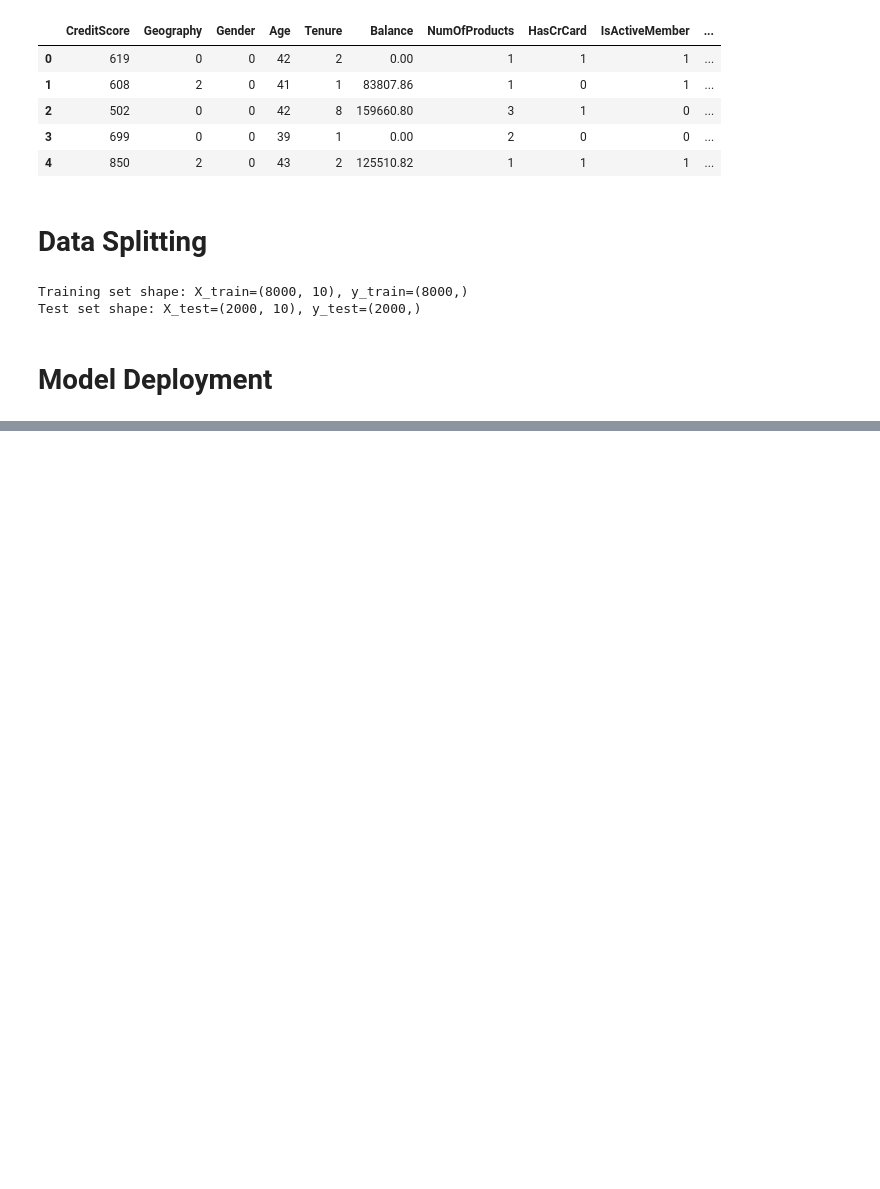
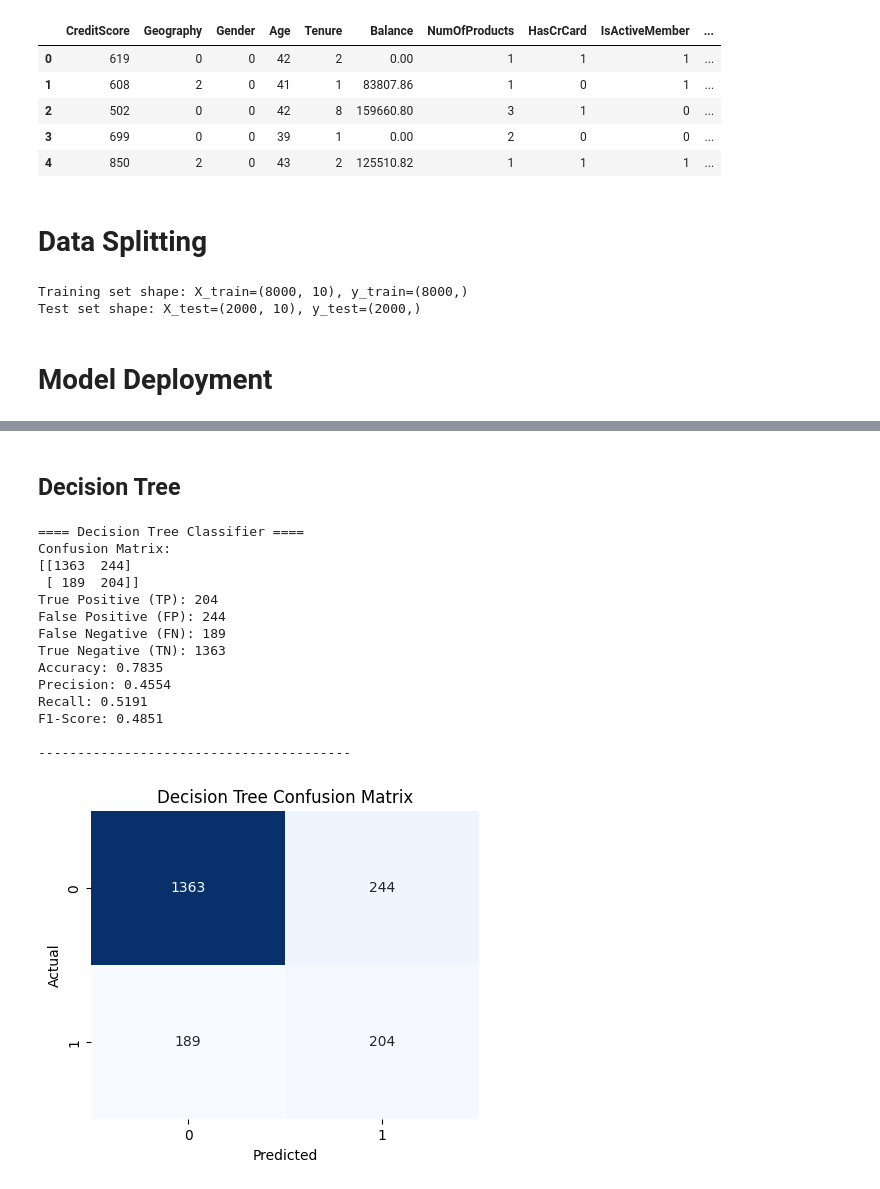
Before and after one commit to ai-azz/customer-churn-classification, a Jupyter notebook: customer churn-binary classification.ipynb, the cells around one changed output, grey strips where cells are left out. Cells and saved outputs as stored; diff of their text form; code cells hidden in the pictures; blank space fills up the shorter version.

```diff
--- a/customer churn-binary classification.ipynb
+++ b/customer churn-binary classification.ipynb
@@ -291,0 +348,41 @@ Test set shape: X_test=(2000, 10), y_test=(2000,)
+# %% [markdown]
+## **Decision Tree**
+# %%
+y_pred_dt = dt.predict(X_test)
+cm_dt = confusion_matrix(y_test, y_pred_dt)
+tn, fp, fn, tp = cm_dt.ravel()
+print("==== Decision Tree Classifier ====")
+print("Confusion Matrix:")
+print(cm_dt)
+print(f"True Positive (TP): {tp}")
+print(f"False Positive (FP): {fp}")
+print(f"False Negative (FN): {fn}")
+print(f"True Negative (TN): {tn}")
+print(f"Accuracy: {accuracy_score(y_test, y_pred_dt):.4f}")
+print(f"Precision: {precision_score(y_test, y_pred_dt):.4f}")
+print(f"Recall: {recall_score(y_test, y_pred_dt):.4f}")
+print(f"F1-Score: {f1_score(y_test, y_pred_dt):.4f}")
+print("\n" + "-"*40 + "\n")
+
+plt.figure(figsize=(5, 4))
+sns.heatmap(cm_dt, annot=True, fmt='d', cmap='Blues', cbar=False)
+plt.title('Decision Tree Confusion Matrix')
+plt.xlabel('Predicted')
+plt.ylabel('Actual')
+plt.show()
+# %% [output]
+==== Decision Tree Classifier ====
+Confusion Matrix:
+[[1363  244]
+ [ 189  204]]
+True Positive (TP): 204
+False Positive (FP): 244
+False Negative (FN): 189
+True Negative (TN): 1363
+Accuracy: 0.7835
+Precision: 0.4554
+Recall: 0.5191
+F1-Score: 0.4851
+
+----------------------------------------
+[figure, added]
```
Also changed, not shown: parts of 12 cells of this notebook.
